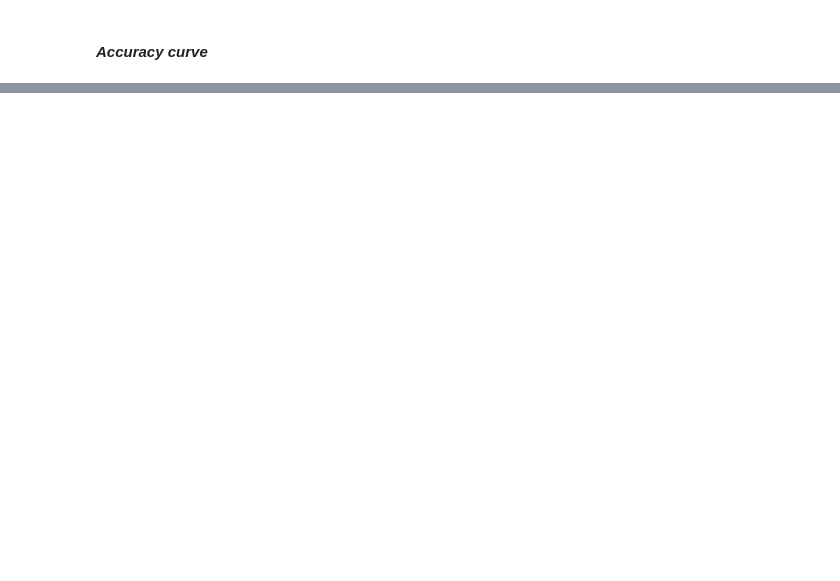
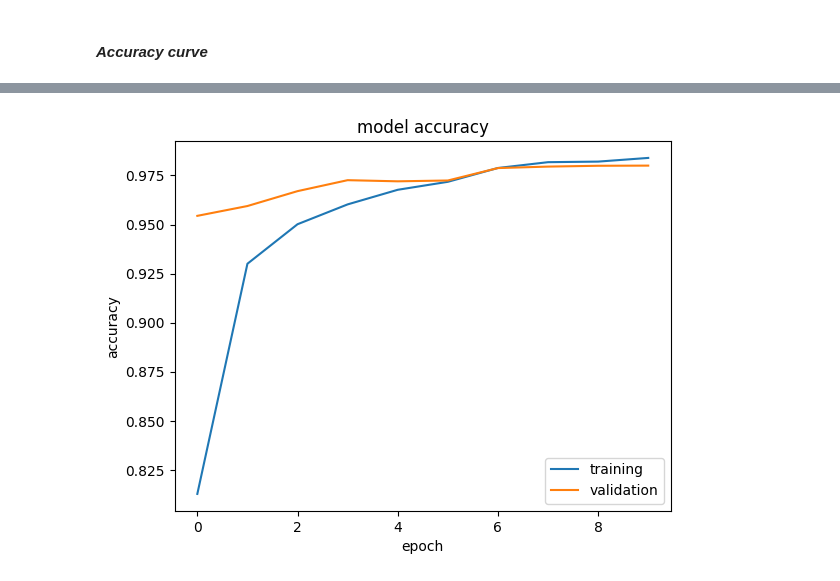
Before and after one commit to nkr1108/AIMLJourney, a Jupyter notebook: 43_Neural_Network_MNIST.ipynb, the cells around one changed output, grey strips where cells are left out. Saved outputs shown, nothing was run; the diff lists cells and outputs as text; code cells hidden in the pictures; blank space fills up the shorter version.

```diff
--- a/43_Neural_Network_MNIST.ipynb
+++ b/43_Neural_Network_MNIST.ipynb
@@ -294,0 +302,19 @@ plt.show()
+# %%
+# define model
+
+image_size=28*28
+
+# create model
+model_1 = Sequential()
+
+model_1.add(Dense(256, activation='relu',kernel_initializer='he_uniform',input_shape=(image_size,))) ###Multiple Dense units with Relu activation
+model_1.add(Dense(64, activation='relu',kernel_initializer='he_uniform'))
+model_1.add(Dense(64, activation='relu',kernel_initializer='he_uniform'))## Weight Initialization
+model_1.add(Dense(32, activation='relu',kernel_initializer='he_uniform'))
+model_1.add(Dropout(0.5)) # Dropout layer to avoid overfitting (Regularization)
+model_1.add(BatchNormalization()) # normalizes the activations of the previous layer at each batch
+model_1.add(Dense(num_classes, activation='softmax')) ### For multiclass classification Softmax is used
+# %%
+# Compile model
+adam = optimizers.Adam(learning_rate=0.001)
+model_1.compile(loss=losses.categorical_crossentropy, optimizer=adam, metrics=['accuracy']) ### Loss function = Categorical cross entropy
@@ -294,0 +346,9 @@ plt.show()
+# %%
+checkpoint = ModelCheckpoint("model_weights.weights.h5",monitor='val_accuracy',
+                            save_weights_only=True, mode='max',verbose=1)
+reduce_lr = ReduceLROnPlateau(monitor='val_loss',factor=0.1,patience=2,min_lr=0.00001,mode='auto')
+
+callbacks = [checkpoint,reduce_lr]
+# %%
+# Fit the model
+history=model_1.fit(x_train, y_train, validation_split=0.2, epochs=10, batch_size=128, verbose=2, callbacks=callbacks)
@@ -294,0 +436,12 @@ plt.show()
+# %%
+loss, accuracy  = model_1.evaluate(x_test, y_test_cat, verbose=False)
+
+plt.plot(history.history['accuracy'])
+plt.plot(history.history['val_accuracy'])
+plt.title('model accuracy')
+plt.ylabel('accuracy')
+plt.xlabel('epoch')
+plt.legend(['training', 'validation'], loc='best')
+plt.show()
+# %% [output]
+[figure, added]
```
Also changed, not shown: parts of 20 cells of this notebook.
